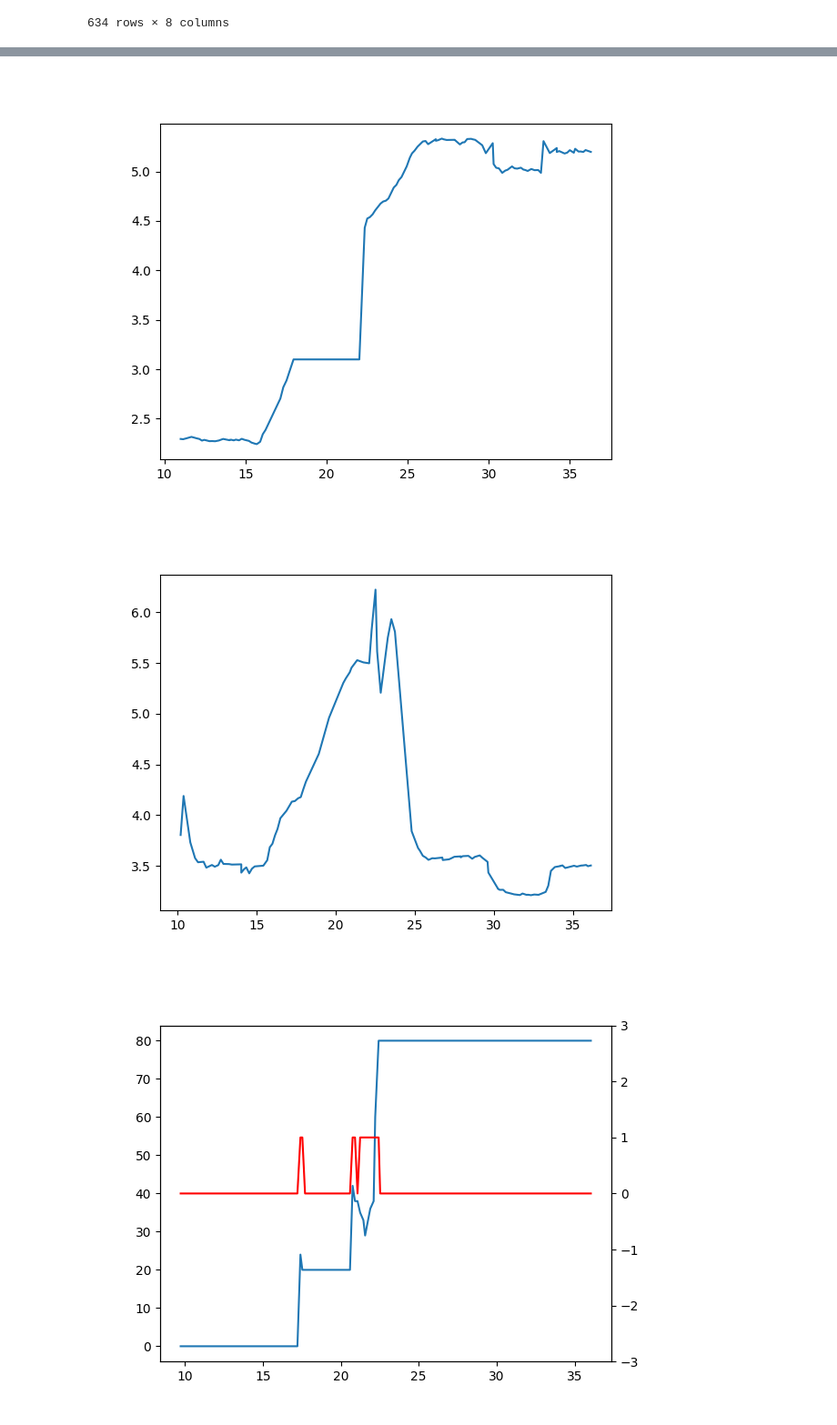
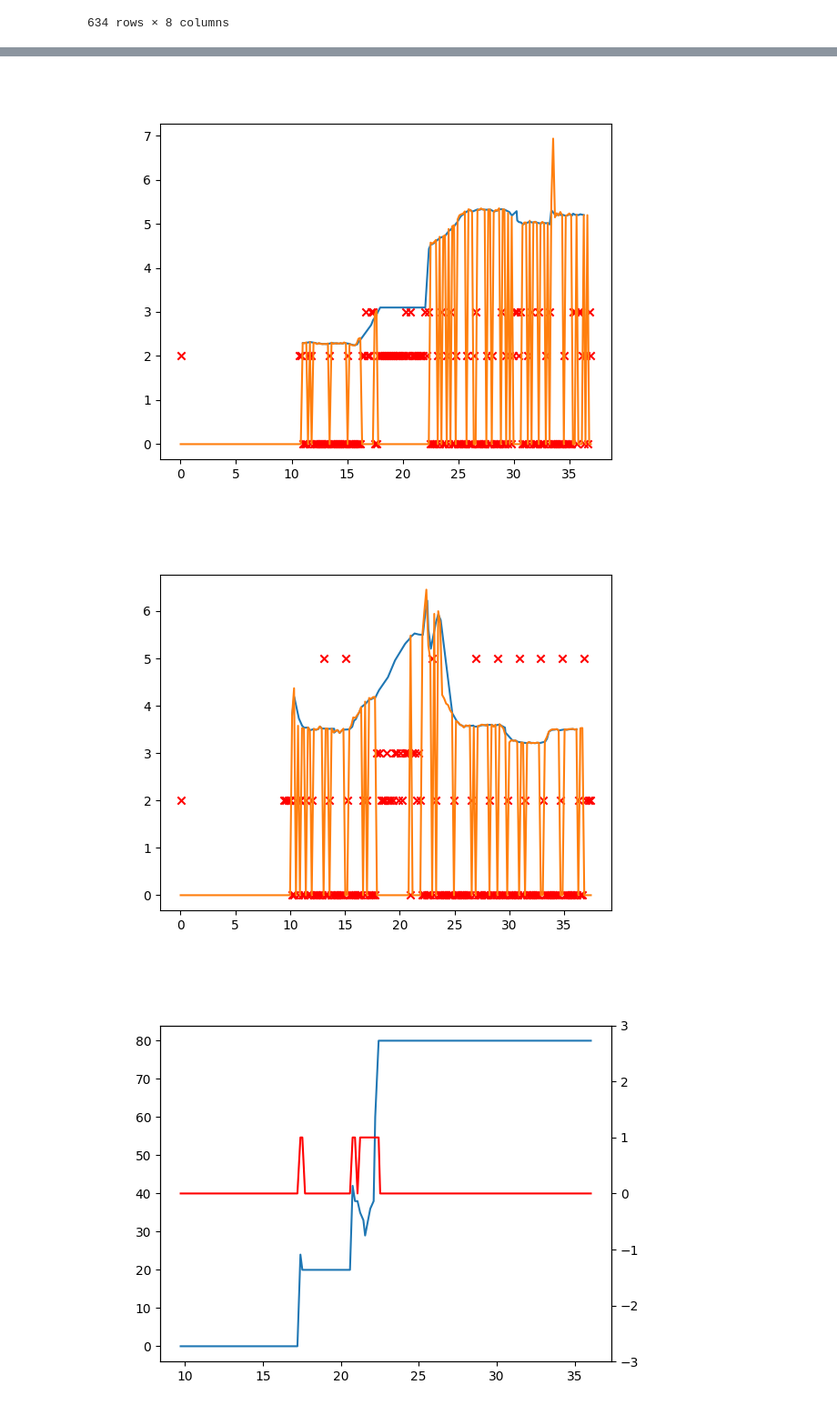
Before and after one commit to RyanJMah/fydp-rtls-server, a Jupyter notebook: data/analysis.ipynb, the cells around one changed output, grey strips where cells are left out. Shown at 91% size. Drawn from its saved outputs; the diff is of its cells as text; code cells hidden in the pictures.

```diff
--- a/data/analysis.ipynb
+++ b/data/analysis.ipynb
@@ -134,16 +134,16 @@ plt.show()
 # %%
 """
 DISTANCE VS TIME FOR ANCHOR 2
 """
 
 plt.figure()
 
 plt.plot(a2_ios_time, a2_ios_distance, label='a2_ios')
-# plt.plot(a2_anchor_time, a2_anchor_distance, label='a2_anchor')
-# plt.scatter(a2_anchor_time, a2_anchor_status, label='a2_anchor_status', marker='x', color='red')
+plt.plot(a2_anchor_time, a2_anchor_distance, label='a2_anchor')
+plt.scatter(a2_anchor_time, a2_anchor_status, label='a2_anchor_status', marker='x', color='red')
 plt.show()
 # %% [output]
-[figure, old version]
+[figure, new version]
 # %%
 """
 DISTANCE VS TIME FOR ANCHOR 3
@@ -152,11 +152,11 @@ DISTANCE VS TIME FOR ANCHOR 3
 plt.figure()
 
 plt.plot(a3_ios_time, a3_ios_distance, label='a3_ios')
-# plt.plot(a3_anchor_time, a3_anchor_distance, label='a3_anchor')
-# plt.scatter(a3_anchor_time, a3_anchor_status, label='a3_anchor_status', marker='x', color='red')
+plt.plot(a3_anchor_time, a3_anchor_distance, label='a3_anchor')
+plt.scatter(a3_anchor_time, a3_anchor_status, label='a3_anchor_status', marker='x', color='red')
 plt.show()
 # %% [output]
-[figure, old version]
+[figure, new version]
 # %%
 """
 ANGLE AND LOS VS TIME FOR ANCHOR 0
```
Also changed, not shown: parts of 3 cells of this notebook.
